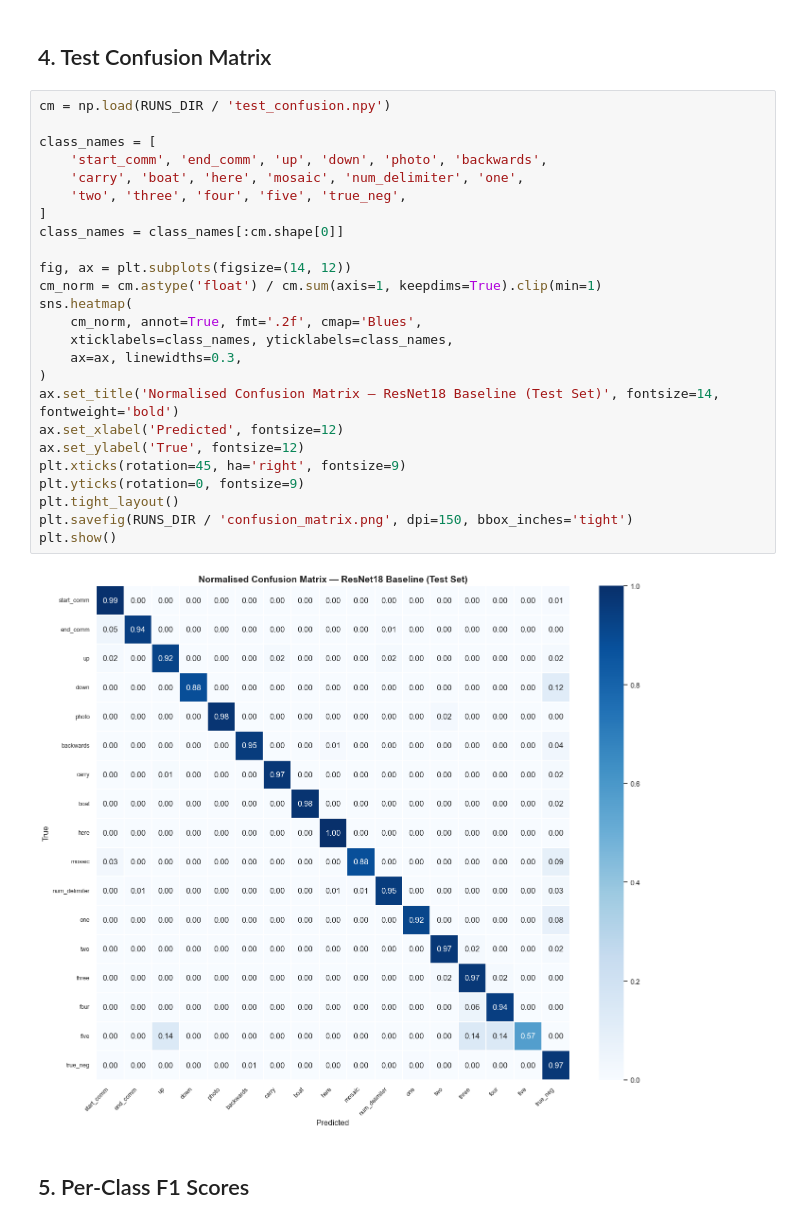
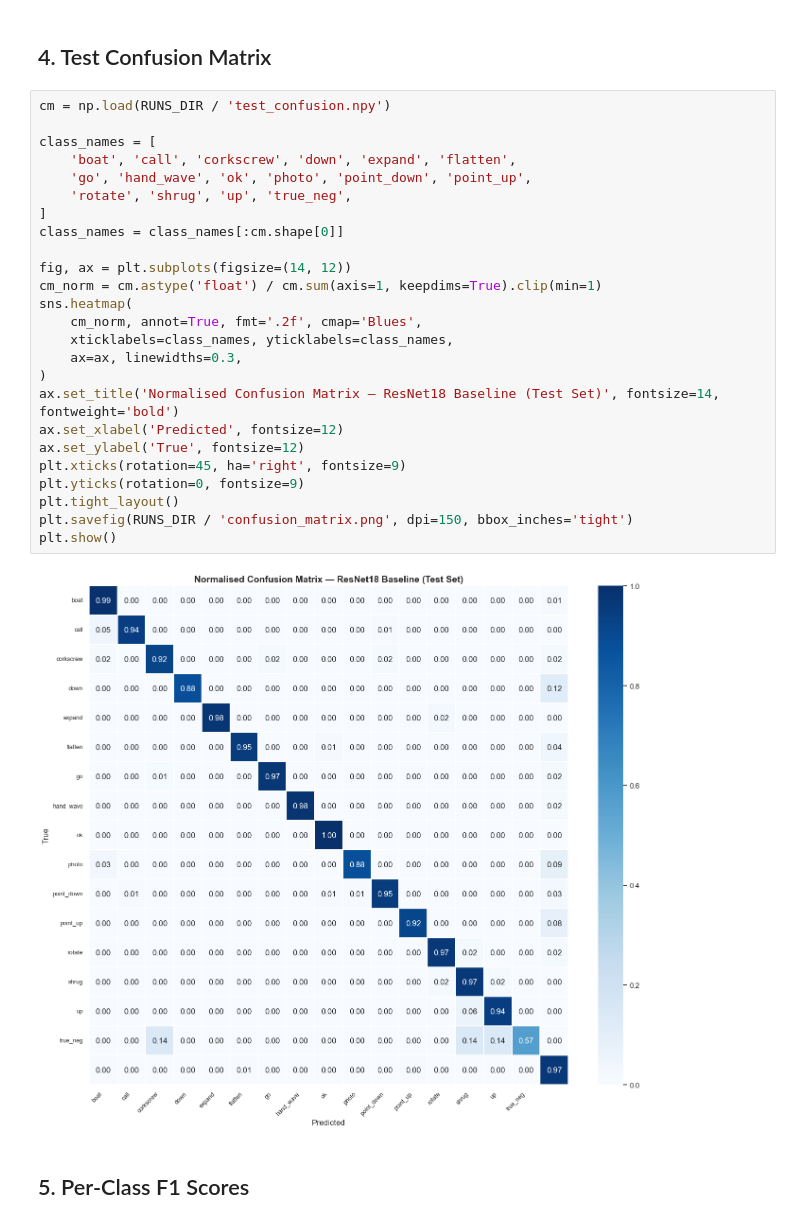
Before and after one commit to syeedur-01/sense-underwater-gesture-recognition, a Jupyter notebook: notebooks/03_baseline_experiment_analysis.ipynb, the cells around one changed output. Saved outputs shown, nothing was run; the diff lists cells and outputs as text.

```diff
--- a/notebooks/03_baseline_experiment_analysis.ipynb
+++ b/notebooks/03_baseline_experiment_analysis.ipynb
@@ -124,30 +130,30 @@ Yang et al. - GoogleLeNet         90.08      N/A               Literature result
 # %%
 cm = np.load(RUNS_DIR / 'test_confusion.npy')
 
 class_names = [
-    'start_comm', 'end_comm', 'up', 'down', 'photo', 'backwards',
-    'carry', 'boat', 'here', 'mosaic', 'num_delimiter', 'one',
-    'two', 'three', 'four', 'five', 'true_neg',
+    'boat', 'call', 'corkscrew', 'down', 'expand', 'flatten',
+    'go', 'hand_wave', 'ok', 'photo', 'point_down', 'point_up',
+    'rotate', 'shrug', 'up', 'true_neg',
 ]
 class_names = class_names[:cm.shape[0]]
 
 fig, ax = plt.subplots(figsize=(14, 12))
 cm_norm = cm.astype('float') / cm.sum(axis=1, keepdims=True).clip(min=1)
 sns.heatmap(
     cm_norm, annot=True, fmt='.2f', cmap='Blues',
     xticklabels=class_names, yticklabels=class_names,
     ax=ax, linewidths=0.3,
 )
 ax.set_title('Normalised Confusion Matrix — ResNet18 Baseline (Test Set)', fontsize=14, fontweight='bold')
 ax.set_xlabel('Predicted', fontsize=12)
 ax.set_ylabel('True', fontsize=12)
 plt.xticks(rotation=45, ha='right', fontsize=9)
 plt.yticks(rotation=0, fontsize=9)
 plt.tight_layout()
 plt.savefig(RUNS_DIR / 'confusion_matrix.png', dpi=150, bbox_inches='tight')
 plt.show()
 # %% [output]
-[figure, old version]
+[figure, new version]
 # %% [markdown]
 ## 5. Per-Class F1 Scores
 # %%
```
Also changed, not shown: parts of 2 cells of this notebook, 13 other files.
